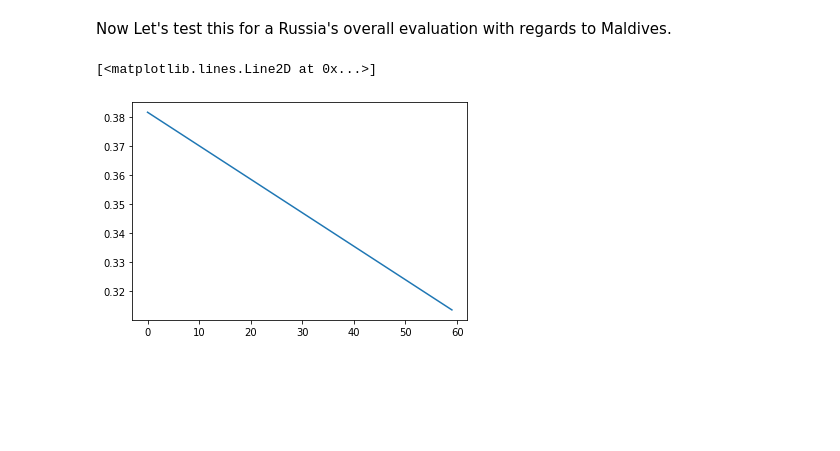
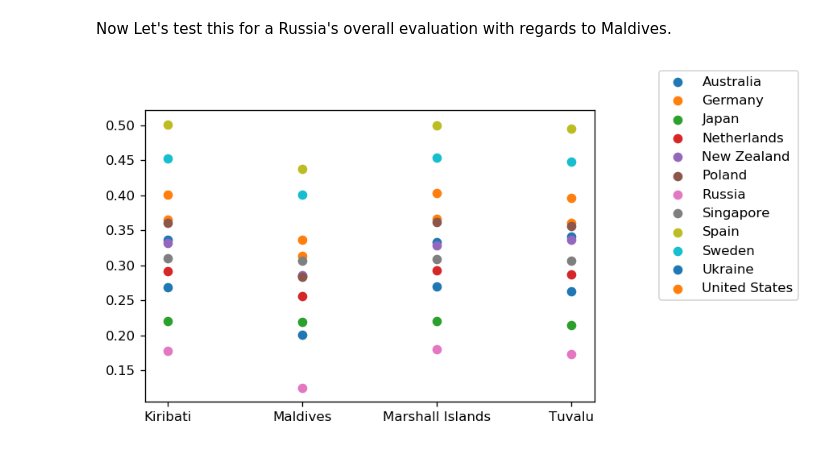
Before and after one commit to unchitta/climate-migration-modeling, a Jupyter notebook: Evaluation.ipynb, the cells around one changed output. Drawn from its saved outputs; the diff is of its cells as text; code cells hidden in the pictures; blank space fills up the shorter version.

Commit message:
Final Update with visualizations

```diff
--- a/Evaluation.ipynb
+++ b/Evaluation.ipynb
@@ -82,5 +88,3 @@ x = modelanswer[1][7][4][:]
 # %%
-plt.plot(timerange,  x)
+plt.plot(timerange,  US)
+plt.plot(timerange, Ukraine)
-# %% [output]
-[<matplotlib.lines.Line2D at 0x...>]
-[figure, removed]
@@ -86,0 +104,46 @@ plt.plot(timerange,  x)
+# %%
+plt.figure(dpi=150)
+maldives = []
+for i in range(len(countries)):
+    plt.plot(timerange, modelanswer[1][i][4][:], label=countries[i])
+    maldives.append((modelanswer[1][i][4][0], countries[i]))
+
+plt.ylim([0,1])
+plt.legend()
+plt.show()
+
+maldives.sort()
+print(maldives)
+# %%
+plt.figure(dpi=150)
+marshall = []
+for i in range(len(countries)):
+    plt.plot(timerange, modelanswer[2][i][4][:], label=countries[i])
+    marshall.append(modelanswer[2][i][4][0])
+plt.ylim([0,1])
+plt.legend()
+plt.show()
+# %%
+plt.figure(dpi=150)
+tuvalu = []
+for i in range(len(countries)):
+    plt.plot(timerange, modelanswer[3][i][4][:], label=countries[i])
+    tuvalu.append(modelanswer[3][i][4][0])
+plt.ylim([0,1])
+plt.legend()
+plt.show()
+
+print(tuvalu)
+# %%
+plt.figure(dpi=120)
+for i in range(12):
+    x = []
+    for j in range(4):
+        x.append(modelanswer[j][i][4][35])
+    plt.scatter(islands, x, label = countries[i])
+
+plt.legend(bbox_to_anchor=(1, 1),
+           bbox_transform=plt.gcf().transFigure)
+plt.show()
+# %% [output]
+[figure, added]
```
Also changed, not shown: parts of 21 cells of this notebook, 4 other files.
